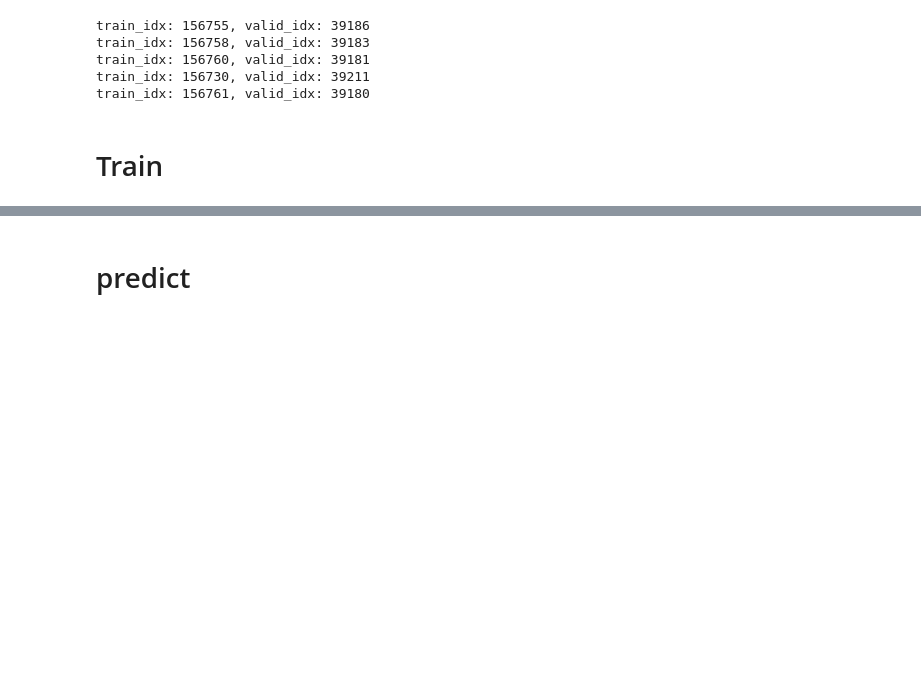
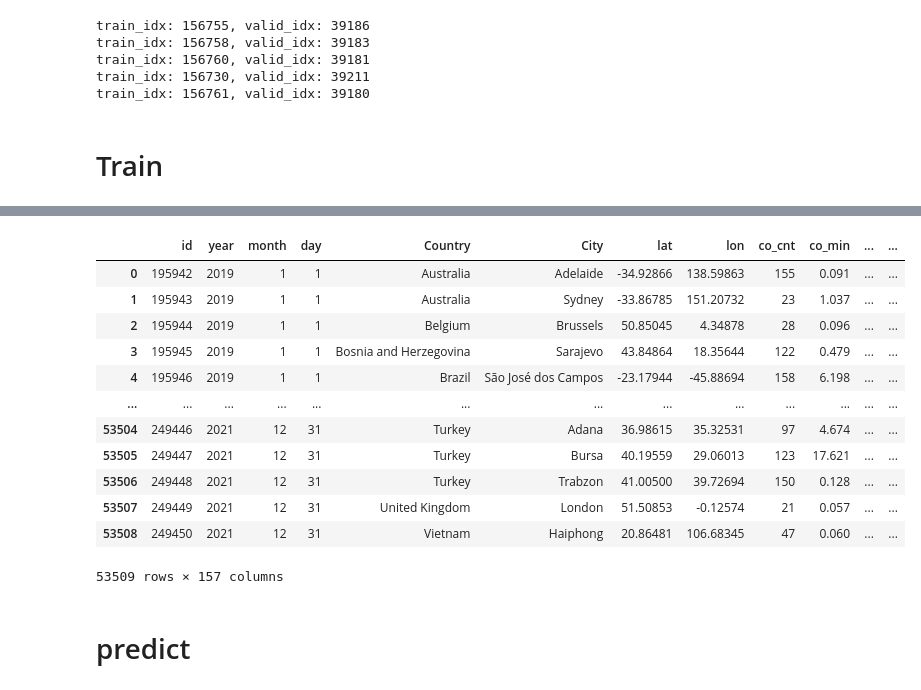
Before and after one commit to seven320/air_pollutants, a Jupyter notebook: FP026_22.ipynb, the cells around one changed output, grey strips where cells are left out. Cells and saved outputs as stored; diff of their text form; code cells hidden in the pictures; blank space fills up the shorter version.

```diff
--- a/FP026_22.ipynb
+++ b/FP026_22.ipynb
@@ -286,3 +284,12 @@ for city1 in nearest_cities.keys():
+# %%
+cities = pd.DataFrame(target_en_bycities_detail["City"].unique(), columns = ["City"])
+year_month_day = target_en_bycities_detail.groupby(["year", "month", "day"], as_index=0).agg("mean")[["year", "month", "day"]]
+
+city_year_month_day = pd.merge(cities, year_month_day, how = "cross")
+# %%
+target_en = pd.merge(city_year_month_day, target_en_bycities_detail, on = ["City", "year", "month", "day"], how = "left")
+target_en_fillna = pd.merge(target_en, target_en_bycities, on = ["City", "month"], how = "left")
+target_en_fillna["pm25_mid"] = target_en_fillna["pm25_mid_x"].combine_first(target_en_fillna["pm25_mid_y"])
 # %%
 # Config
 NUM_FOLDS = 5
@@ -655,9 +708,9 @@ def viz_feature_importances(feature_importances: pd.DataFrame)-> None:
     # plt.savefig('lgbm_importances-01.png')
 # %%
 train_params = {
-    "num_boost_round": 10000,
+    "num_boost_round": 20000,
     "callbacks": [
-                  lgb.early_stopping(stopping_rounds= 200, verbose=True),
+                  lgb.early_stopping(stopping_rounds= 500, verbose=True),
                   lgb.log_evaluation(period = 500)
     ]
 }
@@ -945,5 +902,21 @@ oof score: 21.9185
 # %%
 train_oof[["id","pm25_mid", "kfold", "oof"]].to_csv(os.path.join(OOF_DIR, "oof.csv"), index= False)
+# %%
+test_df_
+# %% [output]
+|  | id | year | month | day | Country | City | lat | lon | co_cnt | co_min | ... | ... |
+| 0 | 195942 | 2019 | 1 | 1 | Australia | Adelaide | -34.92866 | 138.59863 | 155 | 0.091 | ... | ... |
+| 1 | 195943 | 2019 | 1 | 1 | Australia | Sydney | -33.86785 | 151.20732 | 23 | 1.037 | ... | ... |
+| 2 | 195944 | 2019 | 1 | 1 | Belgium | Brussels | 50.85045 | 4.34878 | 28 | 0.096 | ... | ... |
+| 3 | 195945 | 2019 | 1 | 1 | Bosnia and Herzegovina | Sarajevo | 43.84864 | 18.35644 | 122 | 0.479 | ... | ... |
+| 4 | 195946 | 2019 | 1 | 1 | Brazil | São José dos Campos | -23.17944 | -45.88694 | 158 | 6.198 | ... | ... |
+| ... | ... | ... | ... | ... | ... | ... | ... | ... | ... | ... | ... | ... |
+| 53504 | 249446 | 2021 | 12 | 31 | Turkey | Adana | 36.98615 | 35.32531 | 97 | 4.674 | ... | ... |
+| 53505 | 249447 | 2021 | 12 | 31 | Turkey | Bursa | 40.19559 | 29.06013 | 123 | 17.621 | ... | ... |
+| 53506 | 249448 | 2021 | 12 | 31 | Turkey | Trabzon | 41.00500 | 39.72694 | 150 | 0.128 | ... | ... |
+| 53507 | 249449 | 2021 | 12 | 31 | United Kingdom | London | 51.50853 | -0.12574 | 21 | 0.057 | ... | ... |
+| 53508 | 249450 | 2021 | 12 | 31 | Vietnam | Haiphong | 20.86481 | 106.68345 | 47 | 0.060 | ... | ... |
+53509 rows × 157 columns
 # %% [markdown]
 # predict
 # %%
```
Also changed, not shown: parts of 21 cells of this notebook.
